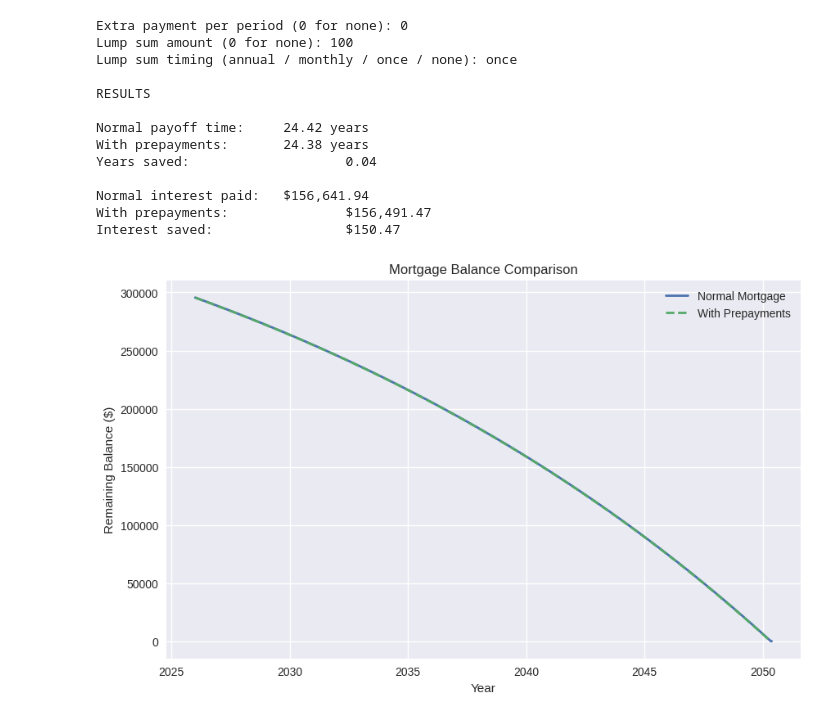
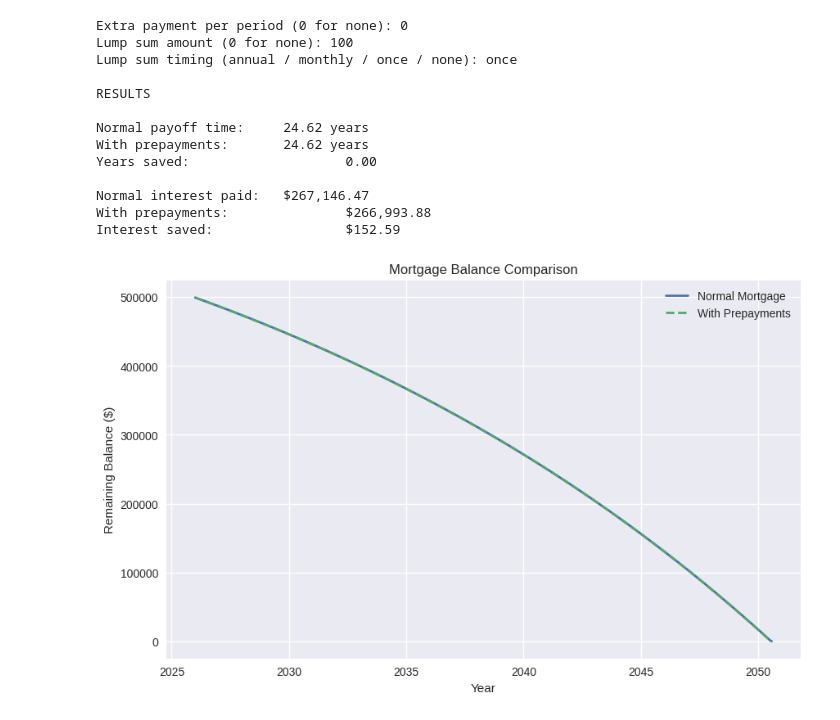
Before and after one commit to cjplett53/mortgage_analysis, a Jupyter notebook: mortgage_calculator.ipynb, the cells around one changed output. Saved outputs shown, nothing was run; the diff lists cells and outputs as text; code cells hidden in the pictures.

```diff
--- a/mortgage_calculator.ipynb
+++ b/mortgage_calculator.ipynb
@@ -8,11 +8,11 @@ import math
 
 # ORIGINAL MORTGAGE PARAMETERS
 
-current_balance = 295900.24
+current_balance = 500000.00
 interest_rate = 3.80
-payment_amount = 713.72
+payment_amount = 1200
 payments_per_year = 26
-years_remaining = 24 + 4/12
+years_remaining = 25
 start_year = 2026
 payments_left = math.ceil(payments_per_year * years_remaining)
 
@@ -106,40 +106,40 @@ print(f"Years saved: \t\t\t{years_saved:.2f}")
 
 print(f"\nNormal interest paid: \t${interest_normal:,.2f}")
 print(f"With prepayments: \t\t${interest_prepay:,.2f}")
 print(f"Interest saved: \t\t${interest_saved:,.2f}")
 
 
 # PLOT
 
 plt.style.use("seaborn-v0_8")
 
 fig, ax = plt.subplots(figsize=(10,6))
 
 ax.plot(df_normal["year"], df_normal["balance"], label="Normal Mortgage", linewidth=2)
 ax.plot(df_prepay["year"], df_prepay["balance"], linestyle="--", linewidth=2, label="With Prepayments")
 
 ax.set_title("Mortgage Balance Comparison")
 ax.set_xlabel("Year")
 ax.set_ylabel("Remaining Balance ($)")
 ax.grid(True)
 ax.legend()
 
 plt.show()
 # %% [output]
 Extra payment per period (0 for none): 0
 Lump sum amount (0 for none): 100
 Lump sum timing (annual / monthly / once / none): once
 
 RESULTS
 
-Normal payoff time:     24.42 years
-With prepayments:       24.38 years
-Years saved:                    0.04
+Normal payoff time:     24.62 years
+With prepayments:       24.62 years
+Years saved:                    0.00
 
-Normal interest paid:   $156,641.94
-With prepayments:               $156,491.47
-Interest saved:                 $150.47
+Normal interest paid:   $267,146.47
+With prepayments:               $266,993.88
+Interest saved:                 $152.59
-[figure, old version]
+[figure, new version]
 # %%
 interest_saved = []
 
```
